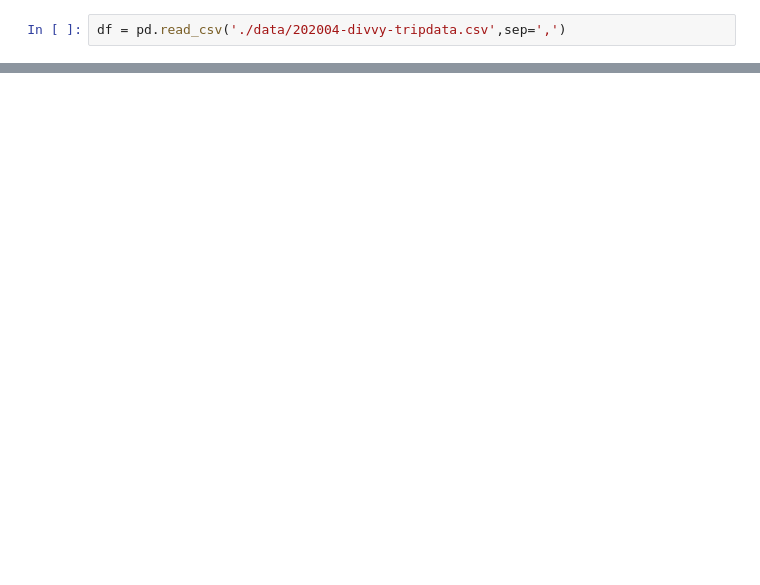
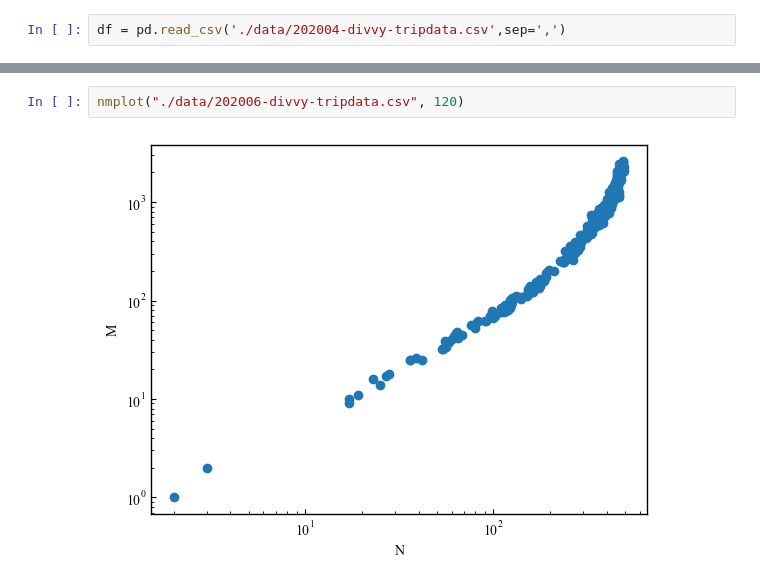
Before and after one commit to Yu-kaida/chicago_bike_temporal_network, a Jupyter notebook: chicago_bike.ipynb, the cells around one changed output, grey strips where cells are left out. Saved outputs shown, nothing was run; the diff lists cells and outputs as text; blank space fills up the shorter version.

```diff
--- a/chicago_bike.ipynb
+++ b/chicago_bike.ipynb
@@ -90,0 +95,4 @@ snapshot("./data/202004-divvy-tripdata.csv", 120)
+# %%
+nmplot("./data/202006-divvy-tripdata.csv", 120)
+# %% [output]
+[figure, added]
```
Also changed, not shown: parts of 7 cells of this notebook, 2 other files.
